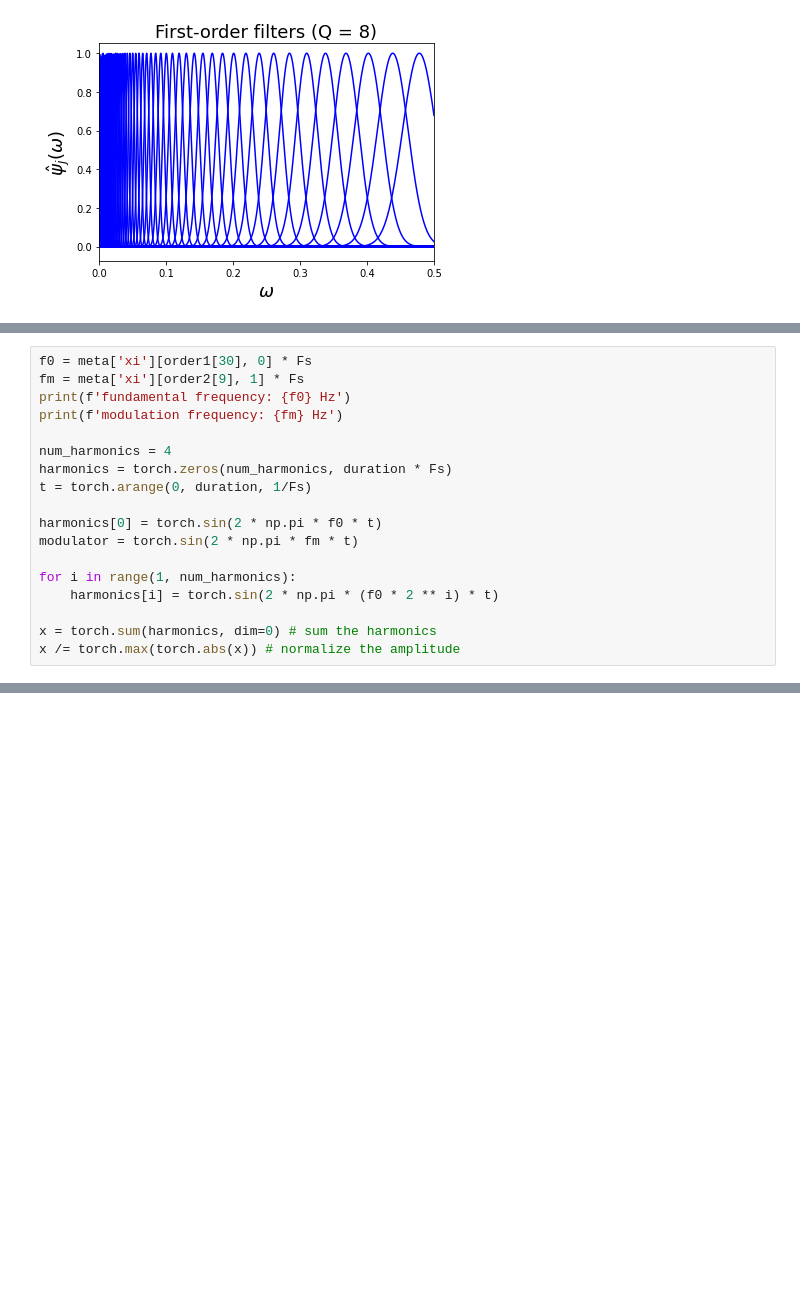
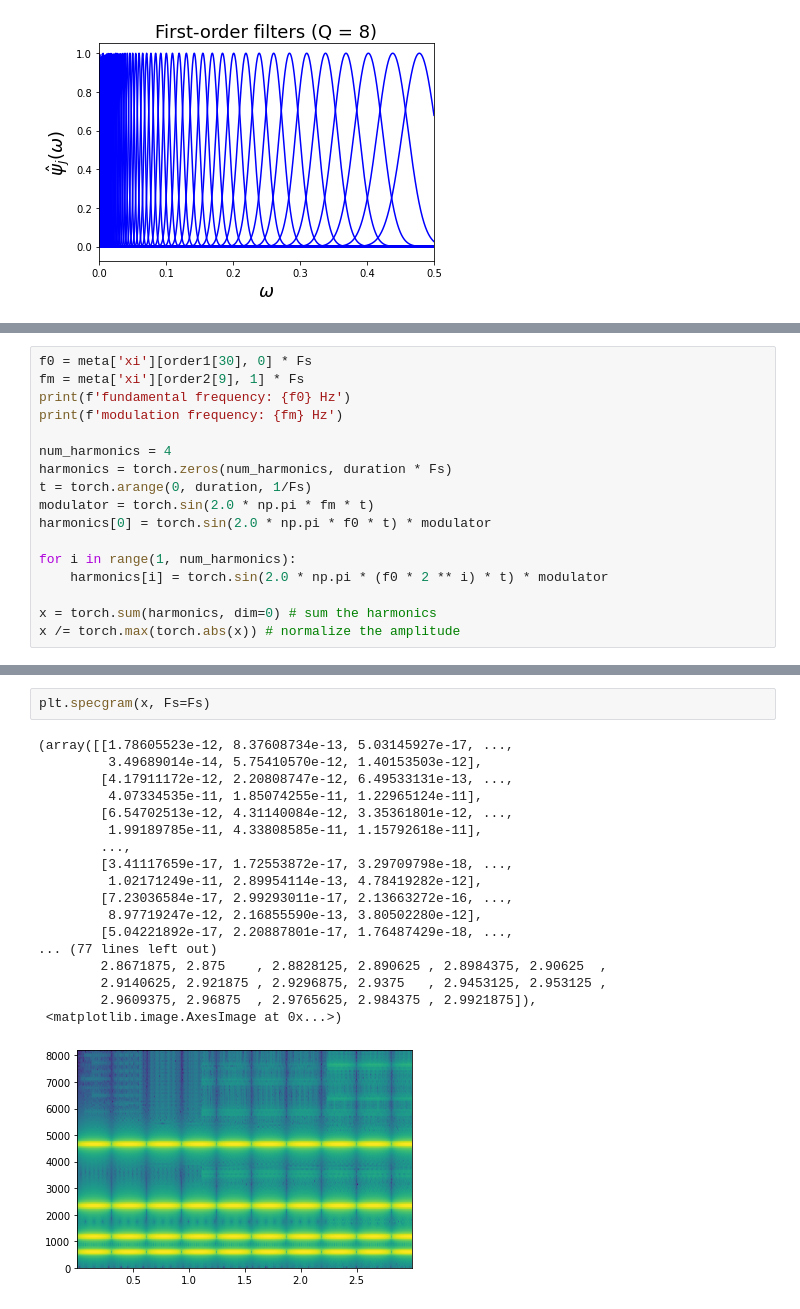
Before and after one commit to cyrusvahidi/scat1d-tutorial, a Jupyter notebook: Scattering1D Tutorial.ipynb, the cells around one changed output, grey strips where cells are left out. Cells and saved outputs as stored; diff of their text form; blank space fills up the shorter version.

```diff
--- a/Scattering1D Tutorial.ipynb
+++ b/Scattering1D Tutorial.ipynb
@@ -163,18 +122,0 @@ Now we are going to construct an amplitude modulated harmonic signals. To facili
-# %%
-f0 = meta['xi'][order1[30], 0] * Fs
-fm = meta['xi'][order2[9], 1] * Fs
-print(f'fundamental frequency: {f0} Hz')
-print(f'modulation frequency: {fm} Hz')
-
-num_harmonics = 4
-harmonics = torch.zeros(num_harmonics, duration * Fs)
-t = torch.arange(0, duration, 1/Fs)
-
-harmonics[0] = torch.sin(2 * np.pi * f0 * t)
-modulator = torch.sin(2 * np.pi * fm * t)
-
-for i in range(1, num_harmonics):
-    harmonics[i] = torch.sin(2 * np.pi * (f0 * 2 ** i) * t)
-
-x = torch.sum(harmonics, dim=0) # sum the harmonics
-x /= torch.max(torch.abs(x)) # normalize the amplitude
@@ -188,0 +163,17 @@ Audio(x, rate=Fs)
+# %%
+f0 = meta['xi'][order1[30], 0] * Fs
+fm = meta['xi'][order2[9], 1] * Fs
+print(f'fundamental frequency: {f0} Hz')
+print(f'modulation frequency: {fm} Hz')
+
+num_harmonics = 4
+harmonics = torch.zeros(num_harmonics, duration * Fs)
+t = torch.arange(0, duration, 1/Fs)
+modulator = torch.sin(2.0 * np.pi * fm * t)
+harmonics[0] = torch.sin(2.0 * np.pi * f0 * t) * modulator
+
+for i in range(1, num_harmonics):
+    harmonics[i] = torch.sin(2.0 * np.pi * (f0 * 2 ** i) * t) * modulator
+
+x = torch.sum(harmonics, dim=0) # sum the harmonics
+x /= torch.max(torch.abs(x)) # normalize the amplitude
@@ -188,0 +188,21 @@ Audio(x, rate=Fs)
+# %%
+plt.specgram(x, Fs=Fs)
+# %% [output]
+(array([[1.78605523e-12, 8.37608734e-13, 5.03145927e-17, ...,
+         3.49689014e-14, 5.75410570e-12, 1.40153503e-12],
+        [4.17911172e-12, 2.20808747e-12, 6.49533131e-13, ...,
+         4.07334535e-11, 1.85074255e-11, 1.22965124e-11],
+        [6.54702513e-12, 4.31140084e-12, 3.35361801e-12, ...,
+         1.99189785e-11, 4.33808585e-11, 1.15792618e-11],
+        ...,
+        [3.41117659e-17, 1.72553872e-17, 3.29709798e-18, ...,
+         1.02171249e-11, 2.89954114e-13, 4.78419282e-12],
+        [7.23036584e-17, 2.99293011e-17, 2.13663272e-16, ...,
+         8.97719247e-12, 2.16855590e-13, 3.80502280e-12],
+        [5.04221892e-17, 2.20887801e-17, 1.76487429e-18, ...,
+... (77 lines left out)
+        2.8671875, 2.875    , 2.8828125, 2.890625 , 2.8984375, 2.90625  ,
+        2.9140625, 2.921875 , 2.9296875, 2.9375   , 2.9453125, 2.953125 ,
+        2.9609375, 2.96875  , 2.9765625, 2.984375 , 2.9921875]),
+ <matplotlib.image.AxesImage at 0x...>)
+[figure, added]
```
Also changed, not shown: parts of 20 cells of this notebook.
